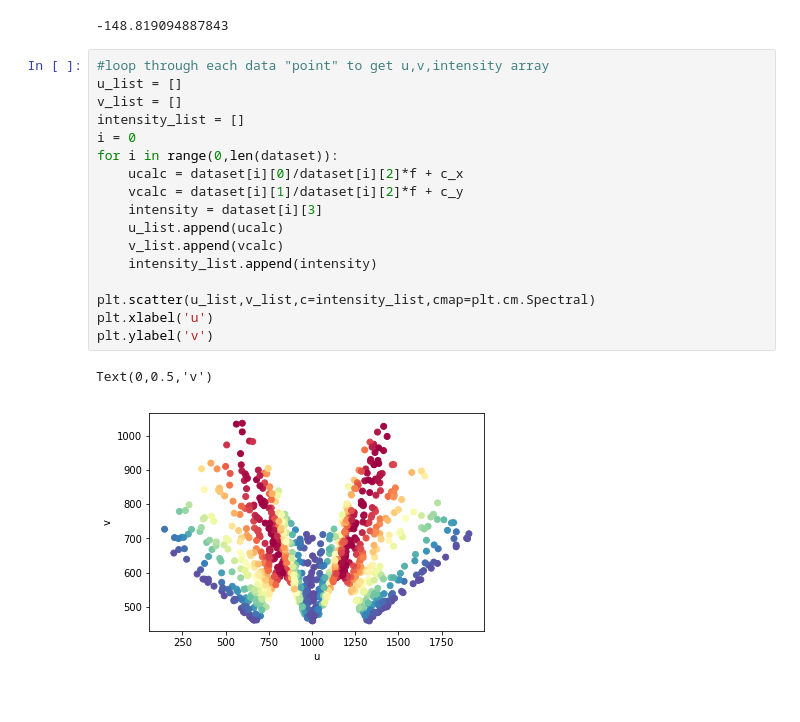
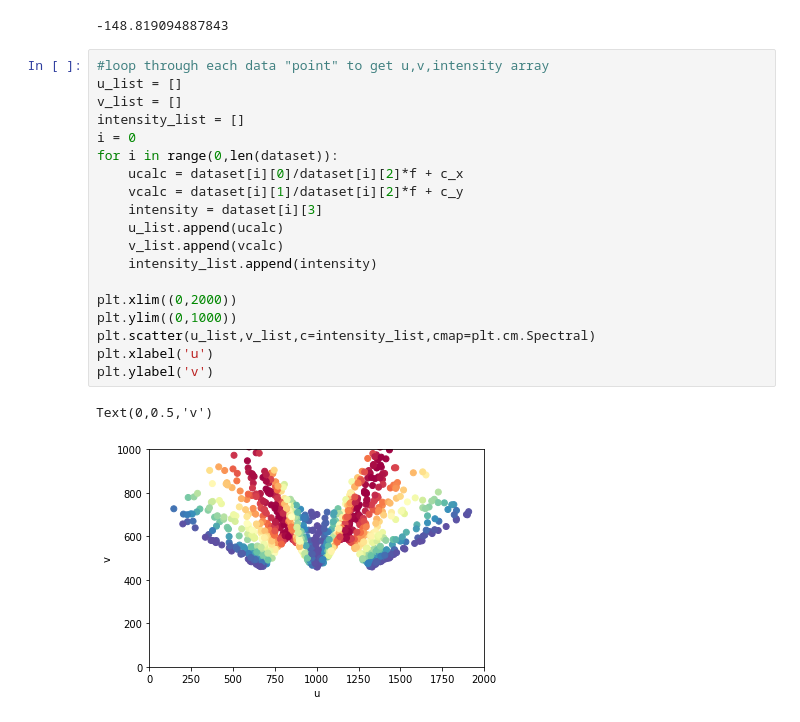
Before and after one commit to jaylene-physics/190114_projective_transform, a Jupyter notebook: in_class_coding_project.ipynb, the cells around one changed output. Drawn from its saved outputs; the diff is of its cells as text.

```diff
--- a/in_class_coding_project.ipynb
+++ b/in_class_coding_project.ipynb
@@ -39,20 +39,22 @@ c_y = sensor_y/2
 # %%
 #loop through each data "point" to get u,v,intensity array
 u_list = []
 v_list = []
 intensity_list = []
 i = 0
 for i in range(0,len(dataset)):
     ucalc = dataset[i][0]/dataset[i][2]*f + c_x
     vcalc = dataset[i][1]/dataset[i][2]*f + c_y
     intensity = dataset[i][3]
     u_list.append(ucalc)
     v_list.append(vcalc)
     intensity_list.append(intensity)
 
+plt.xlim((0,2000))
+plt.ylim((0,1000))
 plt.scatter(u_list,v_list,c=intensity_list,cmap=plt.cm.Spectral)
 plt.xlabel('u')
 plt.ylabel('v')
 # %% [output]
 Text(0,0.5,'v')
-[figure, old version]
+[figure, new version]
```
